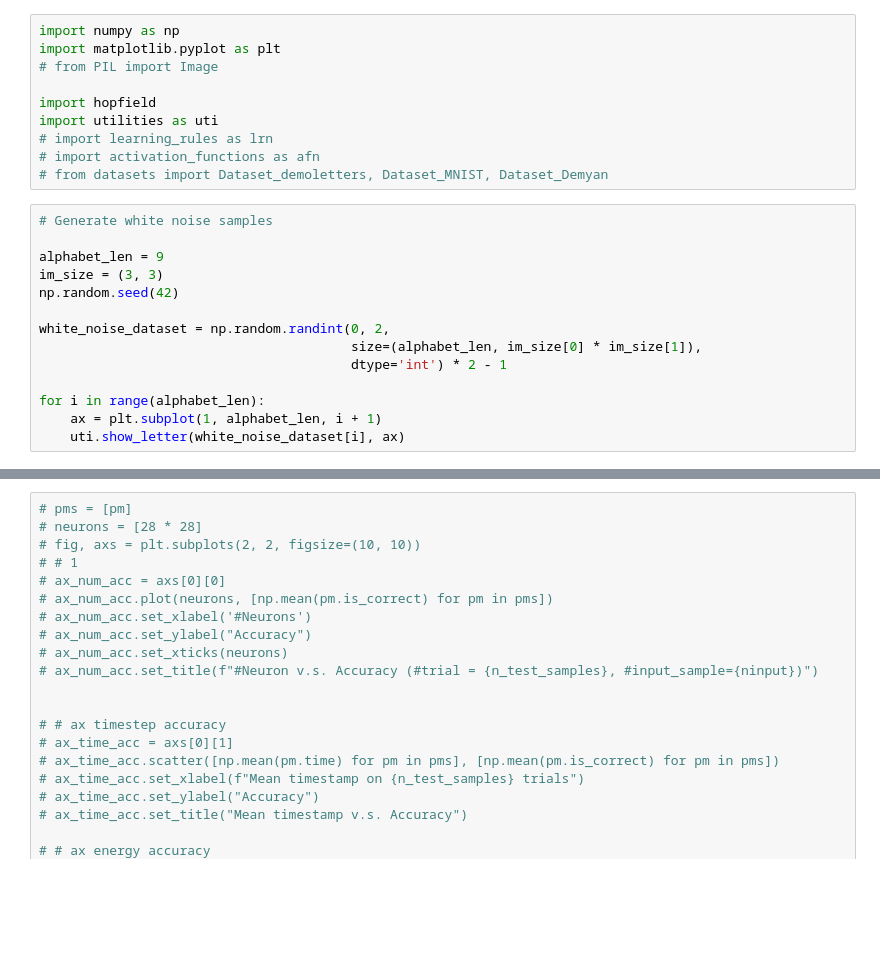
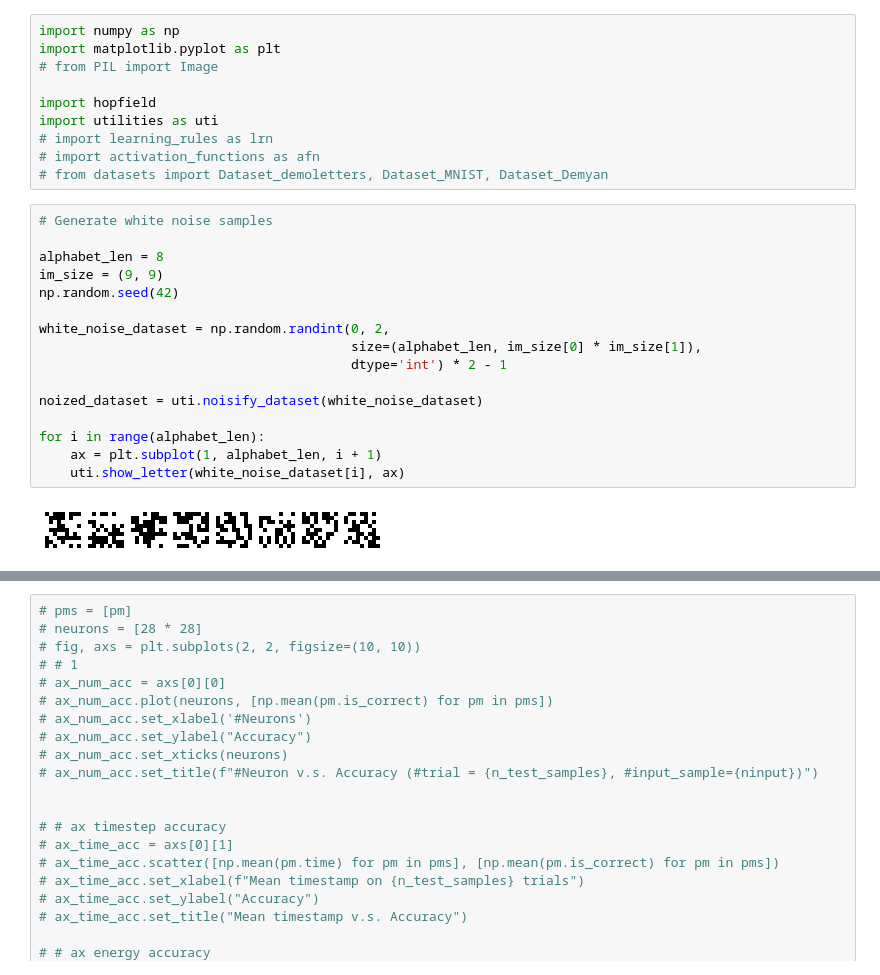
Before and after one commit to doomgutt/NMA-CN-2022-Project--Group-A---Attractor-Networks, a Jupyter notebook: v2 - noise.ipynb, the cells around one changed output, grey strips where cells are left out. Drawn from its saved outputs; the diff is of its cells as text; blank space fills up the shorter version.

```diff
--- a/v2 - noise.ipynb
+++ b/v2 - noise.ipynb
@@ -11,16 +11,20 @@ import utilities as uti
 # %%
 # Generate white noise samples
 
-alphabet_len = 9
-im_size = (3, 3)
+alphabet_len = 8
+im_size = (9, 9)
 np.random.seed(42)
 
 white_noise_dataset = np.random.randint(0, 2,
                                         size=(alphabet_len, im_size[0] * im_size[1]),
                                         dtype='int') * 2 - 1
 
+noized_dataset = uti.noisify_dataset(white_noise_dataset)
+
 for i in range(alphabet_len):
     ax = plt.subplot(1, alphabet_len, i + 1)
     uti.show_letter(white_noise_dataset[i], ax)
+# %% [output]
+[figure, added]
 # %%
 hop_net = hopfield.HopfieldNetwork()
```
Also changed, not shown: parts of 2 cells of this notebook, 5 other files.
